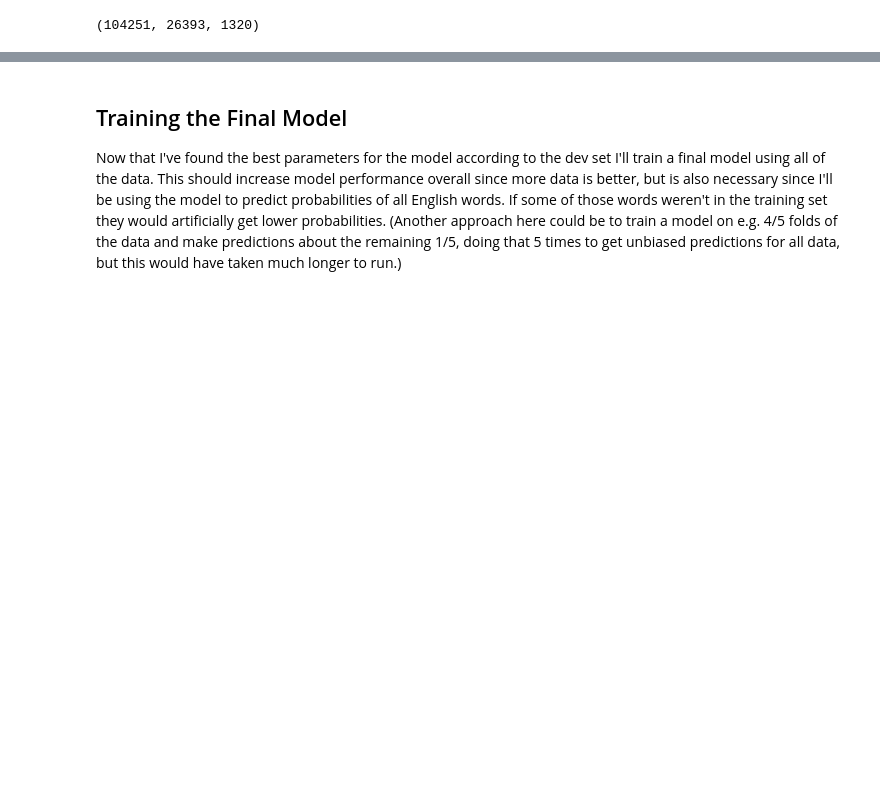
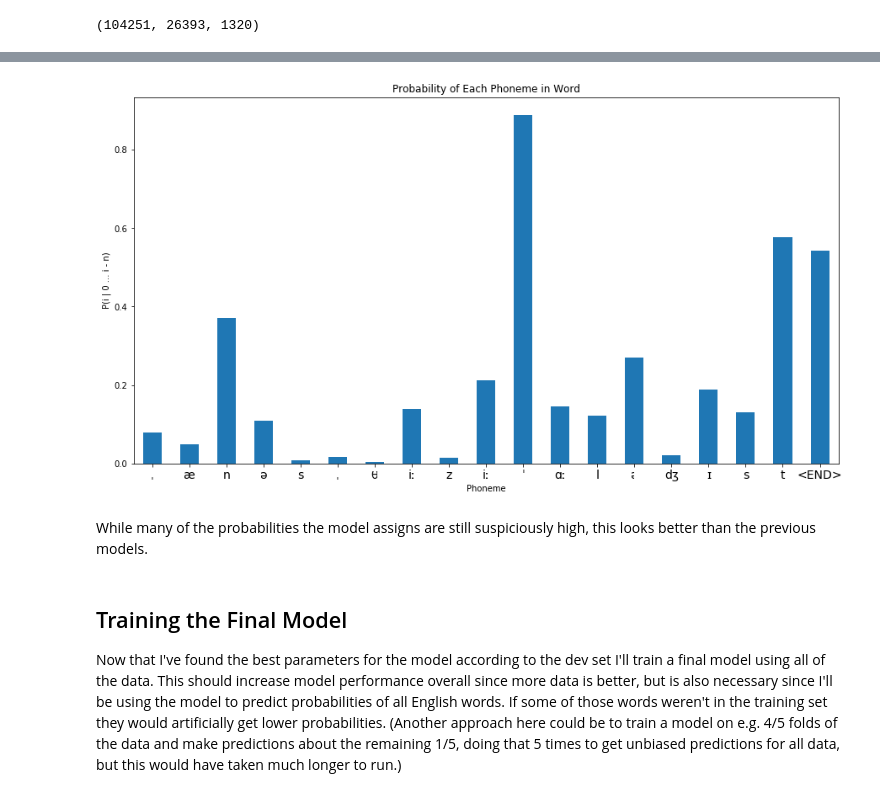
Before and after one commit to colinpollock/sonorant, a Jupyter notebook: Model Training.ipynb, the cells around one changed output, grey strips where cells are left out. Saved outputs shown, nothing was run; the diff lists cells and outputs as text; code cells hidden in the pictures; blank space fills up the shorter version.

```diff
--- a/Model Training.ipynb
+++ b/Model Training.ipynb
@@ -487,0 +363,15 @@ Comment on findings, probably that test is higher and that's expected because la
+# %%
+%%time
+
+smallish_model_parameters = ModelParams(
+    rnn_type='gru', num_layers=1, embedding_dimension=20, hidden_dimension=20,
+    max_epochs=1000, early_stopping_rounds=3
+)
+
+smallish_language_model = LanguageModel(vocab, smallish_model_parameters, device_name='cuda')
+
+_ = smallish_language_model.fit(
+    train_pronunciations.pronunciation.values.tolist(),
+    dev_pronunciations.pronunciation.values.tolist(),
+    print_every=50,
+)
@@ -488,3 +401,12 @@ Comment on findings, probably that test is higher and that's expected because la
+# %%
+plot_pronunciation_probability(
+    smallish_language_model,
+    ('ˌ', 'æ', 'n', 'ə', 's', 'ˌ', 'θ', 'iː', 'z', 'iː', 'ˈ', 'ɑː', 'l', 'ə', 'dʒ', 'ɪ', 's', 't')
+)
+# %% [output]
+[figure, added]
+# %% [markdown]
+While many of the probabilities the model assigns are still suspiciously high, this looks better than the previous models.
 # %% [markdown]
 ## Training the Final Model ##
 Now that I've found the best parameters for the model according to the dev set I'll train a final model using all of the data. This should increase model performance overall since more data is better, but is also necessary since I'll be using the model to predict probabilities of all English words. If some of those words weren't in the training set they would artificially get lower probabilities. (Another approach here could be to train a model on e.g. 4/5 folds of the data and make predictions about the remaining 1/5, doing that 5 times to get unbiased predictions for all data, but this would have taken much longer to run.)
```
Also changed, not shown: parts of 58 cells of this notebook.
